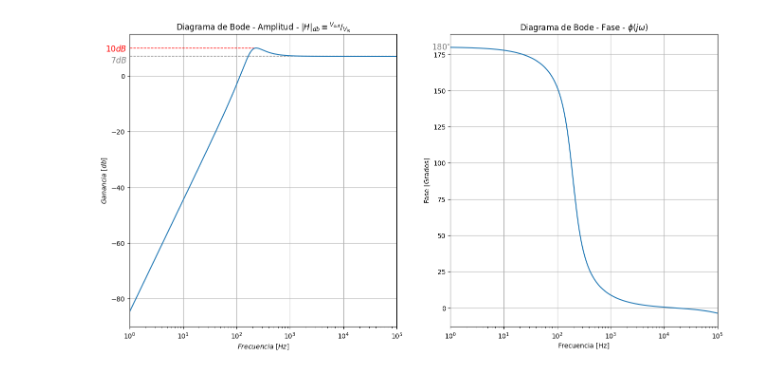
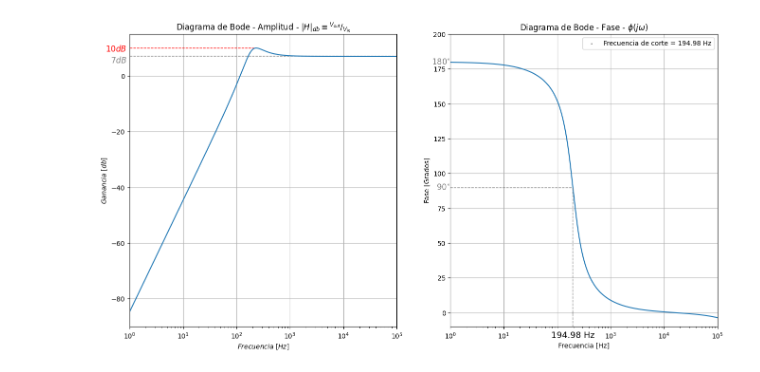
Before and after one commit to NicoBeade/tp_final_electrotecnia, a Jupyter notebook: Altium/TP_Integrador/Simulacion/Graficos Altium.ipynb, the cells around one changed output. Drawn from its saved outputs; the diff is of its cells as text; code cells hidden in the pictures.

Commit message:
Graficos de montecarlo altium

```diff
--- a/Altium/TP_Integrador/Simulacion/Graficos Altium.ipynb
+++ b/Altium/TP_Integrador/Simulacion/Graficos Altium.ipynb
@@ -30,6 +30,9 @@ Vout = l.get_data('V(vout)')
 Vin = l.get_data('V(vin)')
 VoutDB = 20 * np.log10(Vout / Vin)
 phase = np.angle(Vout, deg = True)
+# Buscar el índice donde la fase es cercana a 90 grados
+index90 = np.abs(phase - 90).argmin()
+frequency90 = frequency[index90]
 #-------------------------------------------------
 
 
@@ -41,32 +44,39 @@ gain_end = 15
 
 
 # Module plot
 fig = plt.figure(figsize=(16,8))
 plt.subplot(1, 2, 1)
 plt.axhline(y = 7.05, linestyle='--', linewidth = 1,color='grey')
 plt.text(1, 7.05, r"$7dB$  ", ha='right', va='top', rotation='horizontal', color = 'grey', fontsize = 12)
 plt.plot([1, 210], [10, 10], linestyle = '--', linewidth = 1,  color = 'red')
 plt.text(1, 8, r"$10dB$  ", ha='right', va='bottom', rotation='horizontal', color = 'red', fontsize = 12)
 plt.semilogx(frequency, VoutDB)
 plt.title("Diagrama de Bode - Amplitud - $|H|_{db} \equiv  ^{V_{out}}/_{V_{in}}$")       #title
 plt.xlabel("$Frecuencia\ [Hz]$")
 plt.ylabel("$Ganancia\ [db]$")
 
 plt.xlim(frequency_begin, frequency_end)
 plt.ylim(gain_begin, gain_end)
 plt.grid()
 
 # Fase plot
 plt.subplot(1, 2, 2)
 plt.semilogx(frequency, phase)
 plt.text(1, 180, r"$180^{\circ}$", ha='right', va='center', rotation='horizontal', color = 'grey', fontsize = 12)
+plt.plot([frequency90, frequency90], [-10, 90], linestyle = '--', linewidth = 1,  color = 'grey')
+plt.plot([1, frequency90], [90, 90], linestyle = '--', linewidth = 1,  color = 'grey')
+plt.annotate("{:.2f}".format(frequency90) + " Hz", xy=(frequency90, -10), xytext=(0, -17),textcoords='offset points', ha='center', fontsize = 13, bbox=dict(boxstyle='round', facecolor='white', edgecolor='none'))
+plt.text(1, 90, r"$90 ^{\circ}$", ha='right', va='center', rotation='horizontal', color = 'grey', fontsize = 12)
+plt.scatter(frequency90, 0, color='grey', s = 1, label='Frecuencia de corte = ' + "{:.2f}".format(frequency90) + " Hz")
 plt.xlabel('Frecuencia [Hz]')
 plt.ylabel('Fase [Grados]')
 plt.xlim(frequency_begin, frequency_end)
+plt.ylim(-10, 200)
 plt.grid(True)
+plt.legend()
 plt.title("Diagrama de Bode - Fase - $ \phi (j \omega) $")
 
-plt.savefig('Bode Altium.pdf', format='pdf')
+#plt.savefig('Bode Altium.pdf', format='pdf')
 plt.show()
 # %% [output]
-[figure, old version]
+[figure, new version]
```
Also changed, not shown: parts of 1 cell of this notebook, 3 other files.
